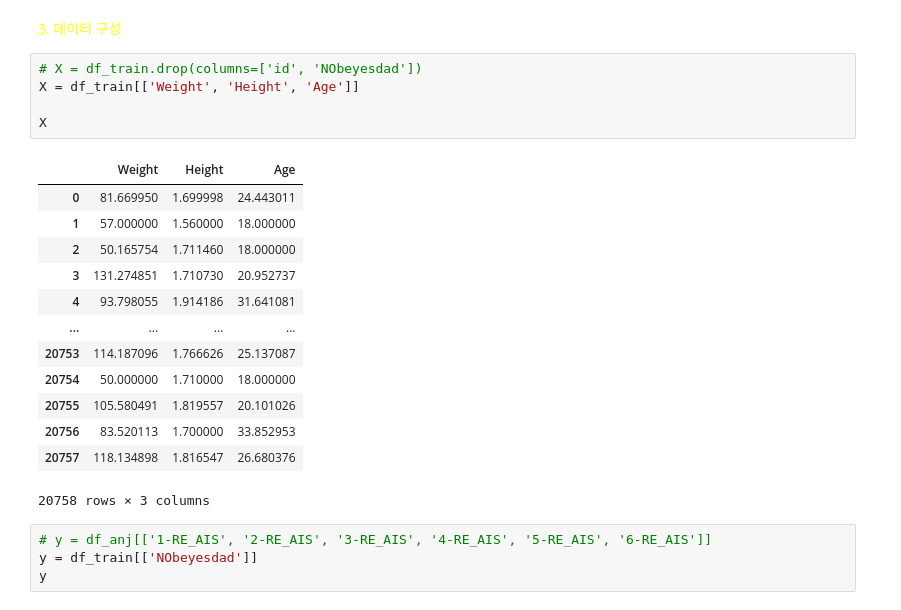
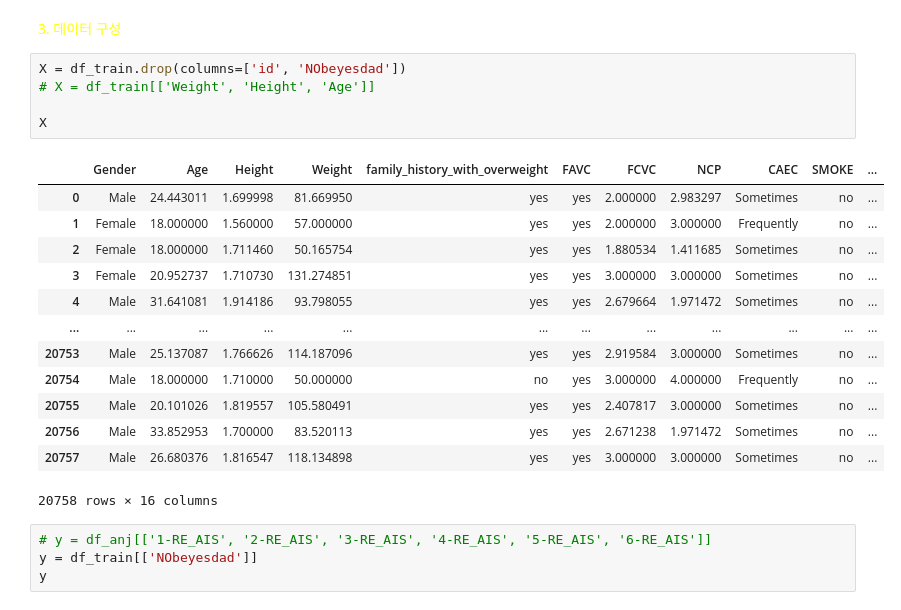
Before and after one commit to hanlyang0522/kaggle_obesity, a Jupyter notebook: train_xgboost.ipynb, the cells around one changed output. Cells and saved outputs as stored; diff of their text form.

```diff
--- a/train_xgboost.ipynb
+++ b/train_xgboost.ipynb
@@ -94,24 +105,24 @@ Columns: 18
 3. 데이터 구성
 </font>
 # %%
-# X = df_train.drop(columns=['id', 'NObeyesdad'])
-X = df_train[['Weight', 'Height', 'Age']]
+X = df_train.drop(columns=['id', 'NObeyesdad'])
+# X = df_train[['Weight', 'Height', 'Age']]
 
 X
 # %% [output]
-|  | Weight | Height | Age |
-| 0 | 81.669950 | 1.699998 | 24.443011 |
-| 1 | 57.000000 | 1.560000 | 18.000000 |
-| 2 | 50.165754 | 1.711460 | 18.000000 |
-| 3 | 131.274851 | 1.710730 | 20.952737 |
-| 4 | 93.798055 | 1.914186 | 31.641081 |
-| ... | ... | ... | ... |
-| 20753 | 114.187096 | 1.766626 | 25.137087 |
-| 20754 | 50.000000 | 1.710000 | 18.000000 |
-| 20755 | 105.580491 | 1.819557 | 20.101026 |
-| 20756 | 83.520113 | 1.700000 | 33.852953 |
-| 20757 | 118.134898 | 1.816547 | 26.680376 |
+|  | Gender | Age | Height | Weight | family_history_with_overweight | FAVC | FCVC | NCP | CAEC | SMOKE | ... |
+| 0 | Male | 24.443011 | 1.699998 | 81.669950 | yes | yes | 2.000000 | 2.983297 | Sometimes | no | ... |
+| 1 | Female | 18.000000 | 1.560000 | 57.000000 | yes | yes | 2.000000 | 3.000000 | Frequently | no | ... |
+| 2 | Female | 18.000000 | 1.711460 | 50.165754 | yes | yes | 1.880534 | 1.411685 | Sometimes | no | ... |
+| 3 | Female | 20.952737 | 1.710730 | 131.274851 | yes | yes | 3.000000 | 3.000000 | Sometimes | no | ... |
+| 4 | Male | 31.641081 | 1.914186 | 93.798055 | yes | yes | 2.679664 | 1.971472 | Sometimes | no | ... |
+| ... | ... | ... | ... | ... | ... | ... | ... | ... | ... | ... | ... |
+| 20753 | Male | 25.137087 | 1.766626 | 114.187096 | yes | yes | 2.919584 | 3.000000 | Sometimes | no | ... |
+| 20754 | Male | 18.000000 | 1.710000 | 50.000000 | no | yes | 3.000000 | 4.000000 | Frequently | no | ... |
+| 20755 | Male | 20.101026 | 1.819557 | 105.580491 | yes | yes | 2.407817 | 3.000000 | Sometimes | no | ... |
+| 20756 | Male | 33.852953 | 1.700000 | 83.520113 | yes | yes | 2.671238 | 1.971472 | Sometimes | no | ... |
+| 20757 | Male | 26.680376 | 1.816547 | 118.134898 | yes | yes | 3.000000 | 3.000000 | Sometimes | no | ... |
-20758 rows × 3 columns
+20758 rows × 16 columns
 # %%
 # y = df_anj[['1-RE_AIS', '2-RE_AIS', '3-RE_AIS', '4-RE_AIS', '5-RE_AIS', '6-RE_AIS']]
 y = df_train[['NObeyesdad']]
```
Also changed, not shown: parts of 11 cells of this notebook, 22 other files.
